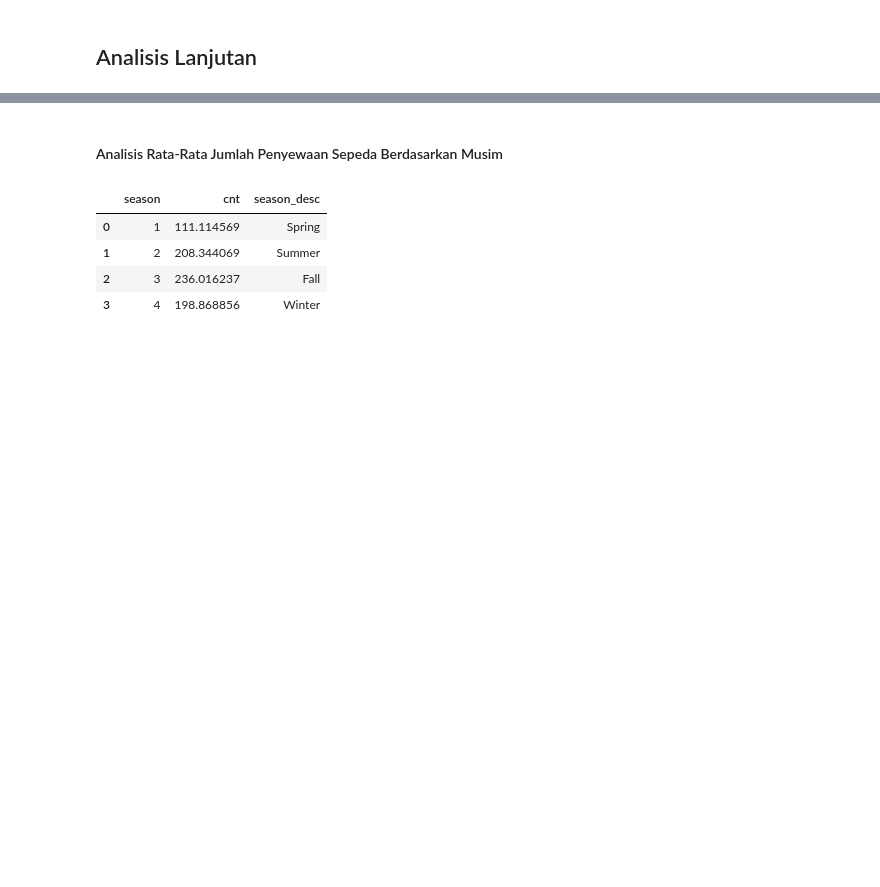
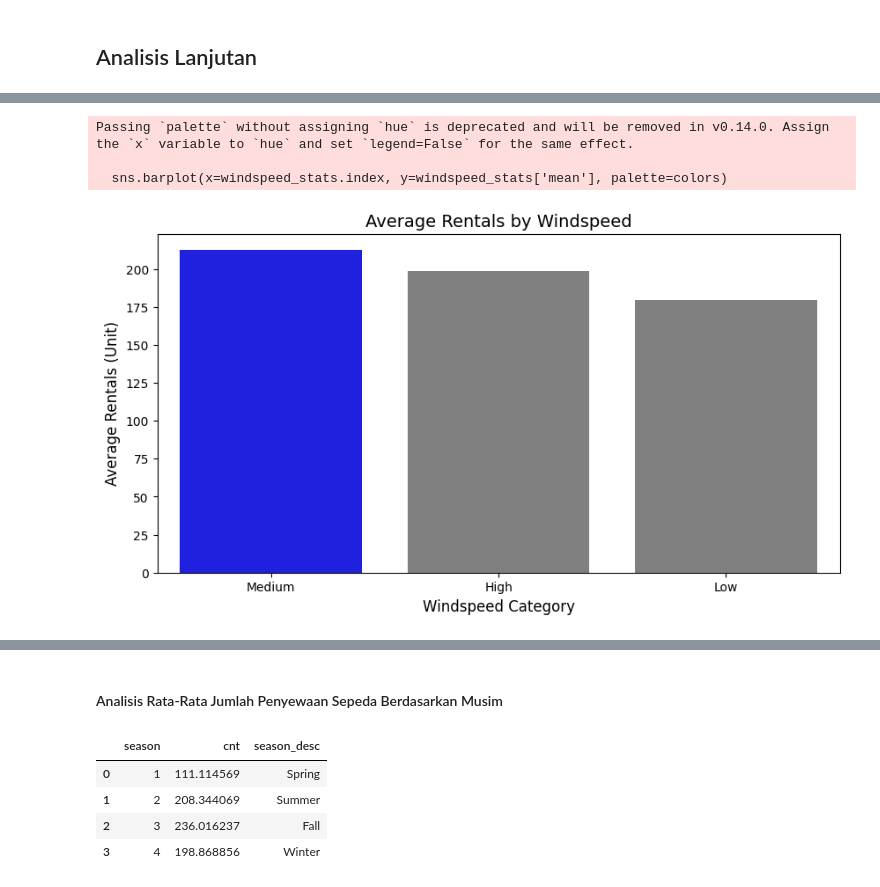
Before and after one commit to wahyunirosyidah/Bike-Sharing-Dashboard, a Jupyter notebook: notebook.ipynb, the cells around one changed output, grey strips where cells are left out. Saved outputs shown, nothing was run; the diff lists cells and outputs as text; code cells hidden in the pictures; blank space fills up the shorter version.

```diff
--- a/notebook.ipynb
+++ b/notebook.ipynb
@@ -406,13 +403,0 @@ hour_df.describe(include="all")
-# %%
-def categorize_windspeed(wind):
-    if wind < 0.15:
-        return 'Rendah'
-    elif wind < 0.30:
-        return 'Sedang'
-    else:
-        return 'Tinggi'
-
-hour_df['windspeed_category'] = hour_df['windspeed'].apply(categorize_windspeed)
-
-windspeed_stats = hour_df.groupby('windspeed_category')['cnt'].agg(['mean', 'max', 'min', 'std'])
-print(windspeed_stats)
@@ -597,0 +555,13 @@ plt.show()
+# %%
+def categorize_windspeed(wind):
+    if wind < 0.25:
+        return 'Low'
+    elif wind < 0.40:
+        return 'Medium'
+    else:
+        return 'High'
+
+hour_df['windspeed_category'] = hour_df['windspeed'].apply(categorize_windspeed)
+windspeed_stats = hour_df.groupby('windspeed_category')['cnt'].agg(['mean', 'max', 'min', 'std'])
+windspeed_stats = windspeed_stats.sort_values(by='mean', ascending=False)
+windspeed_stats
@@ -597,0 +574,16 @@ plt.show()
+# %%
+plt.figure(figsize=(10, 5))
+max_category = windspeed_stats['mean'].idxmax()
+colors = ["blue" if cat == max_category else "gray" for cat in windspeed_stats.index]
+
+sns.barplot(x=windspeed_stats.index, y=windspeed_stats['mean'], palette=colors)
+
+plt.title("Average Rentals by Windspeed", fontsize=14)
+plt.xlabel("Windspeed Category", fontsize=12)
+plt.ylabel("Average Rentals (Unit)", fontsize=12)
+plt.show()
+# %% [output]
+Passing `palette` without assigning `hue` is deprecated and will be removed in v0.14.0. Assign the `x` variable to `hue` and set `legend=False` for the same effect.
+
+  sns.barplot(x=windspeed_stats.index, y=windspeed_stats['mean'], palette=colors)
+[figure, added]
```
Also changed, not shown: parts of 15 cells of this notebook, 1 other file.
